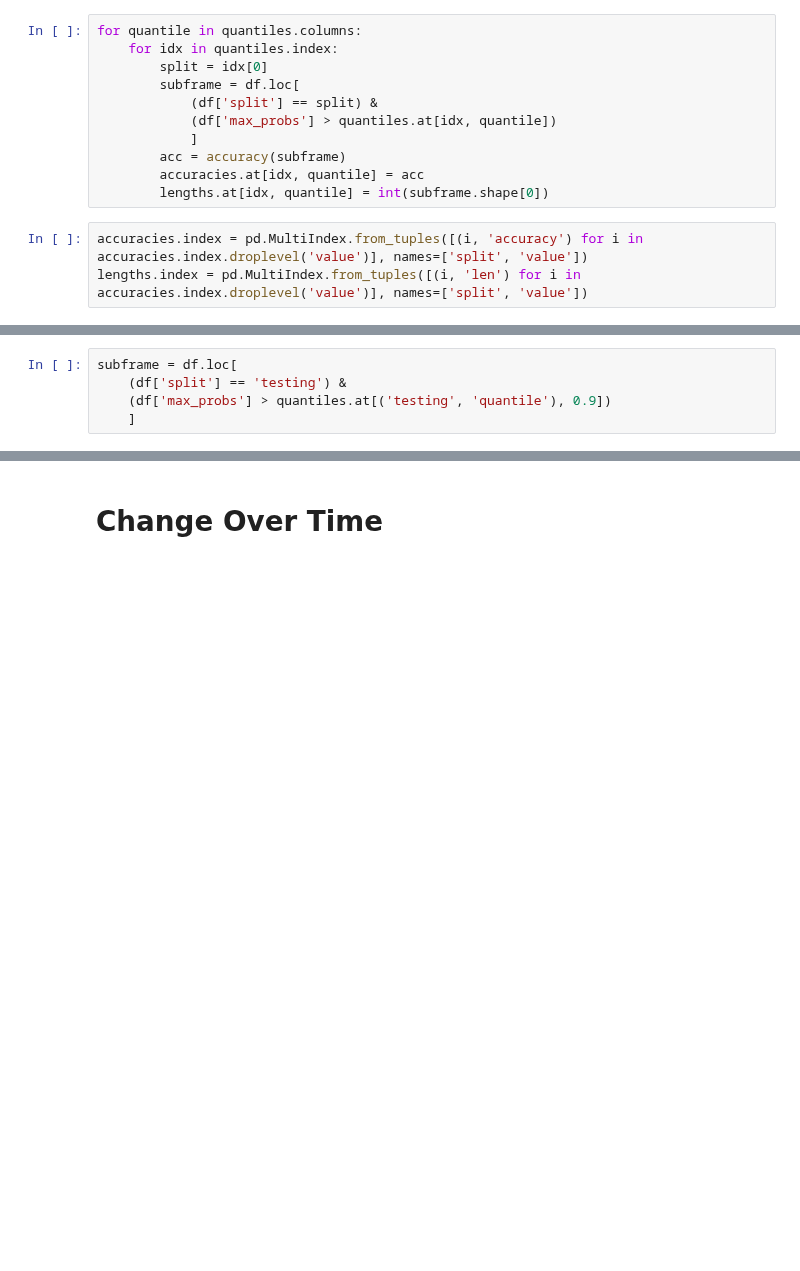
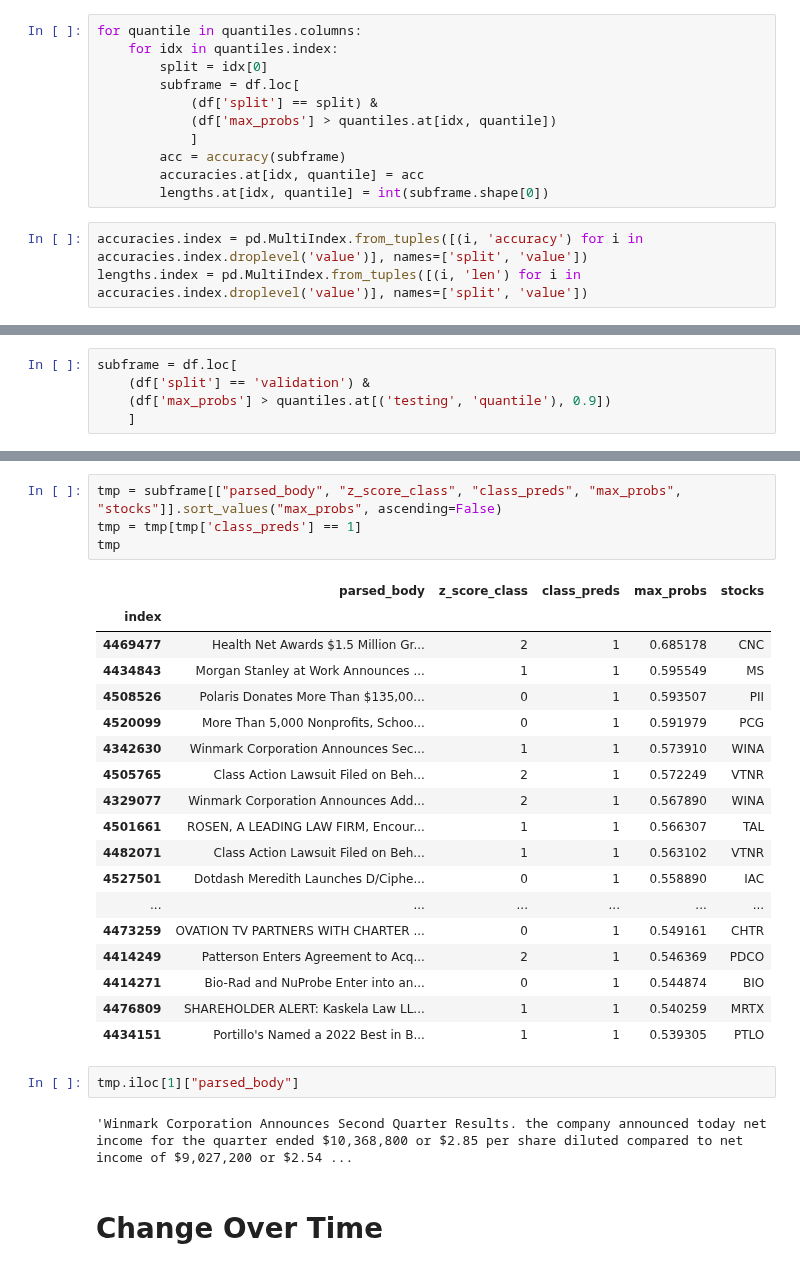
Before and after one commit to adrianbeer/LLM-News-Trading, a Jupyter notebook: src/evaluation/evaluation.ipynb, the cells around one changed output, grey strips where cells are left out. Cells and saved outputs as stored; diff of their text form; blank space fills up the shorter version.

```diff
--- a/src/evaluation/evaluation.ipynb
+++ b/src/evaluation/evaluation.ipynb
@@ -98,5 +80,5 @@ quantiles
 # %%
 subframe = df.loc[
-    (df['split'] == 'testing') &
+    (df['split'] == 'validation') &
     (df['max_probs'] > quantiles.at[('testing', 'quantile'), 0.9])
     ]
@@ -113,3 +113,30 @@ subframe
+# %%
+tmp = subframe[["parsed_body", "z_score_class", "class_preds", "max_probs", "stocks"]].sort_values("max_probs", ascending=False)
+tmp = tmp[tmp['class_preds'] == 1]
+tmp
+# %% [output]
+|  | parsed_body | z_score_class | class_preds | max_probs | stocks |
+| index |  |  |  |  |  |
+| 4469477 | Health Net Awards $1.5 Million Gr... | 2 | 1 | 0.685178 | CNC |
+| 4434843 | Morgan Stanley at Work Announces ... | 1 | 1 | 0.595549 | MS |
+| 4508526 | Polaris Donates More Than $135,00... | 0 | 1 | 0.593507 | PII |
+| 4520099 | More Than 5,000 Nonprofits, Schoo... | 0 | 1 | 0.591979 | PCG |
+| 4342630 | Winmark Corporation Announces Sec... | 1 | 1 | 0.573910 | WINA |
+| 4505765 | Class Action Lawsuit Filed on Beh... | 2 | 1 | 0.572249 | VTNR |
+| 4329077 | Winmark Corporation Announces Add... | 2 | 1 | 0.567890 | WINA |
+| 4501661 | ROSEN, A LEADING LAW FIRM, Encour... | 1 | 1 | 0.566307 | TAL |
+| 4482071 | Class Action Lawsuit Filed on Beh... | 1 | 1 | 0.563102 | VTNR |
+| 4527501 | Dotdash Meredith Launches D/Ciphe... | 0 | 1 | 0.558890 | IAC |
+| ... | ... | ... | ... | ... | ... |
+| 4473259 | OVATION TV PARTNERS WITH CHARTER ... | 0 | 1 | 0.549161 | CHTR |
+| 4414249 | Patterson Enters Agreement to Acq... | 2 | 1 | 0.546369 | PDCO |
+| 4414271 | Bio-Rad and NuProbe Enter into an... | 0 | 1 | 0.544874 | BIO |
+| 4476809 | SHAREHOLDER ALERT: Kaskela Law LL... | 1 | 1 | 0.540259 | MRTX |
+| 4434151 | Portillo's Named a 2022 Best in B... | 1 | 1 | 0.539305 | PTLO |
+# %%
+tmp.iloc[1]["parsed_body"]
+# %% [output]
+'Winmark Corporation Announces Second Quarter Results. the company announced today net income for the quarter ended $10,368,800 or $2.85 per share diluted compared to net income of $9,027,200 or $2.54 ...
 # %% [markdown]
 # Change Over Time
 # %% [markdown]
```
Also changed, not shown: parts of 12 cells of this notebook, 11 other files.
